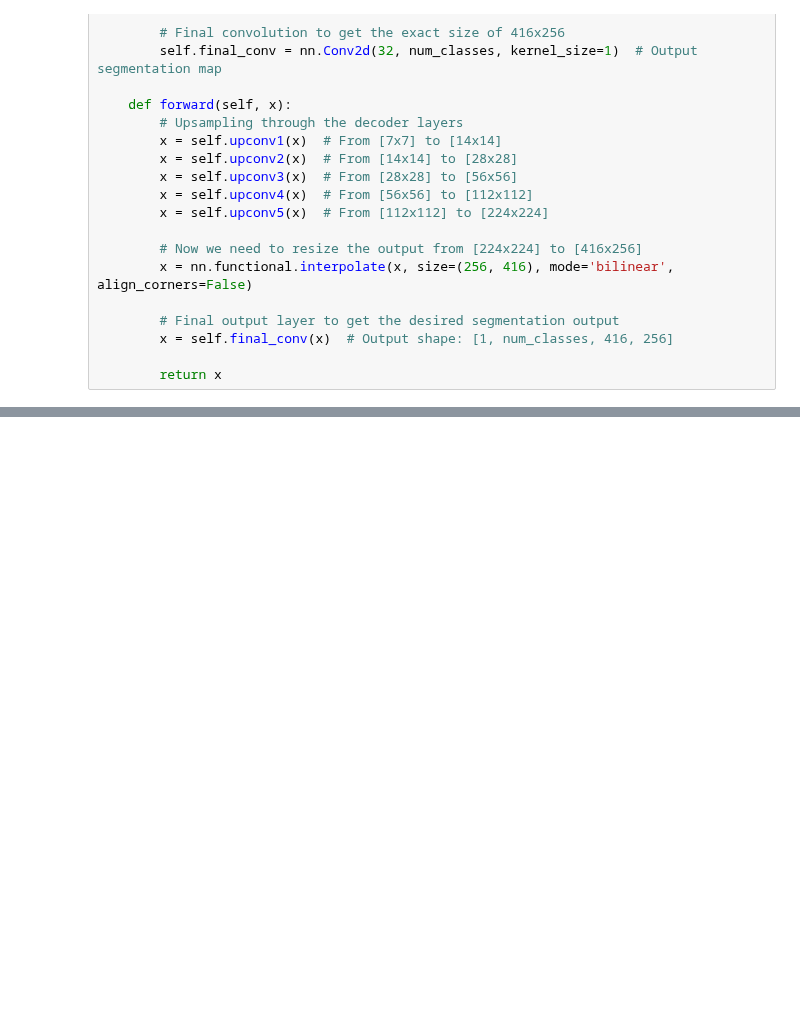
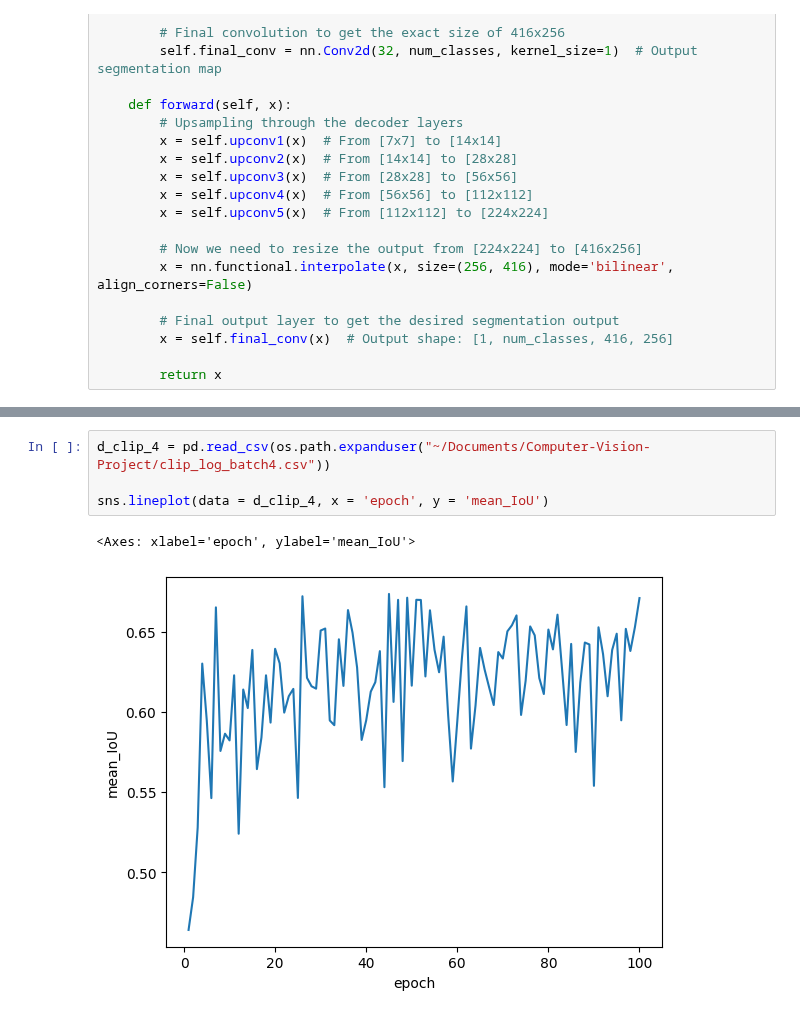
Before and after one commit to G30rg3ab/Computer-Vision-Project, a Jupyter notebook: Computer_Vision_mini_project.ipynb, the cells around one changed output, grey strips where cells are left out. Drawn from its saved outputs; the diff is of its cells as text; blank space fills up the shorter version.

```diff
--- a/Computer_Vision_mini_project.ipynb
+++ b/Computer_Vision_mini_project.ipynb
@@ -772,0 +841,7 @@ RuntimeError: Input type (MPSFloatType) and weight type (MPSHalfType) should be
+# %%
+d_clip_4 = pd.read_csv(os.path.expanduser("~/Documents/Computer-Vision-Project/clip_log_batch4.csv"))
+
+sns.lineplot(data = d_clip_4, x = 'epoch', y = 'mean_IoU')
+# %% [output]
+<Axes: xlabel='epoch', ylabel='mean_IoU'>
+[figure, added]
```
Also changed, not shown: parts of 23 cells of this notebook, 1 other file.
